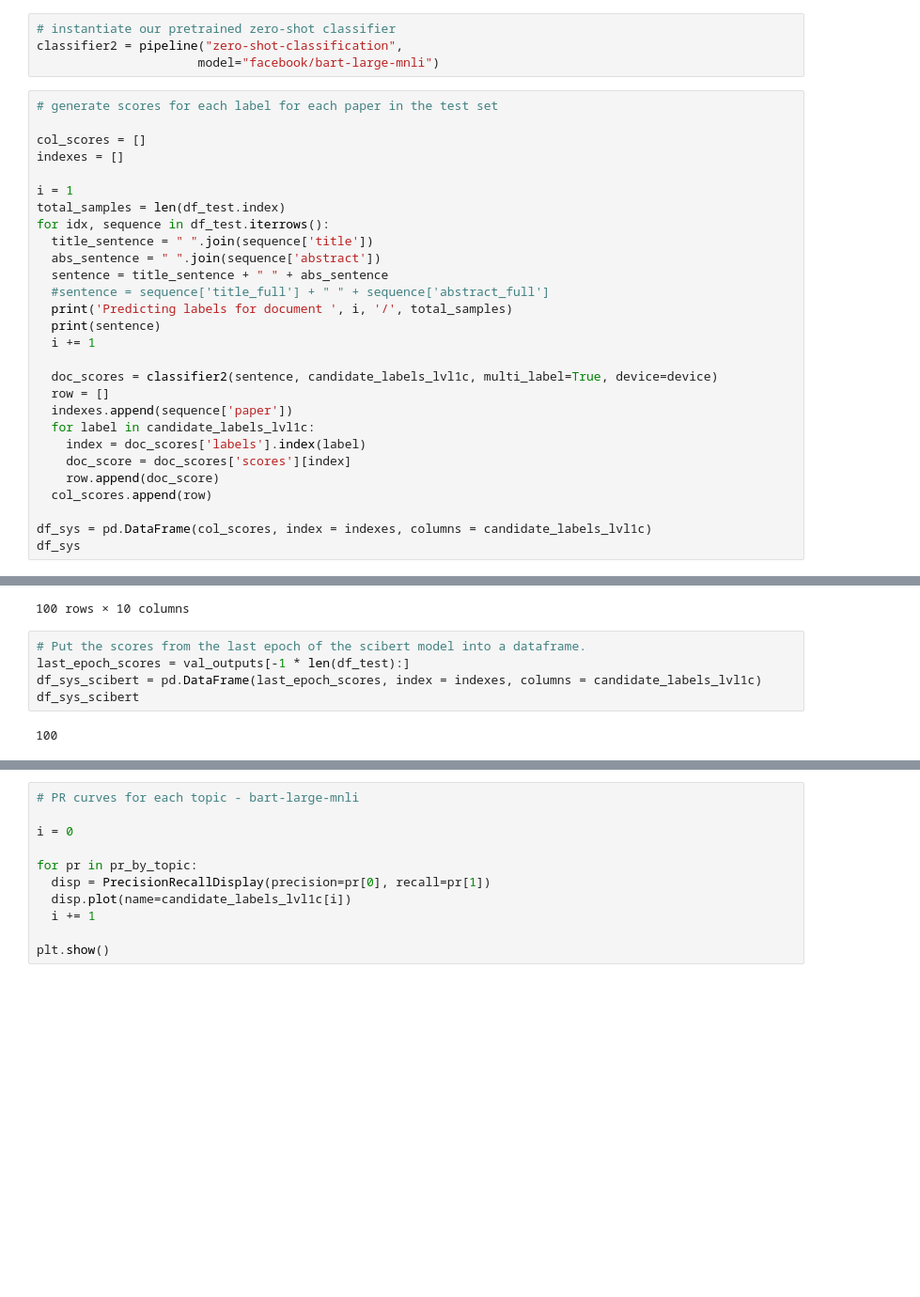
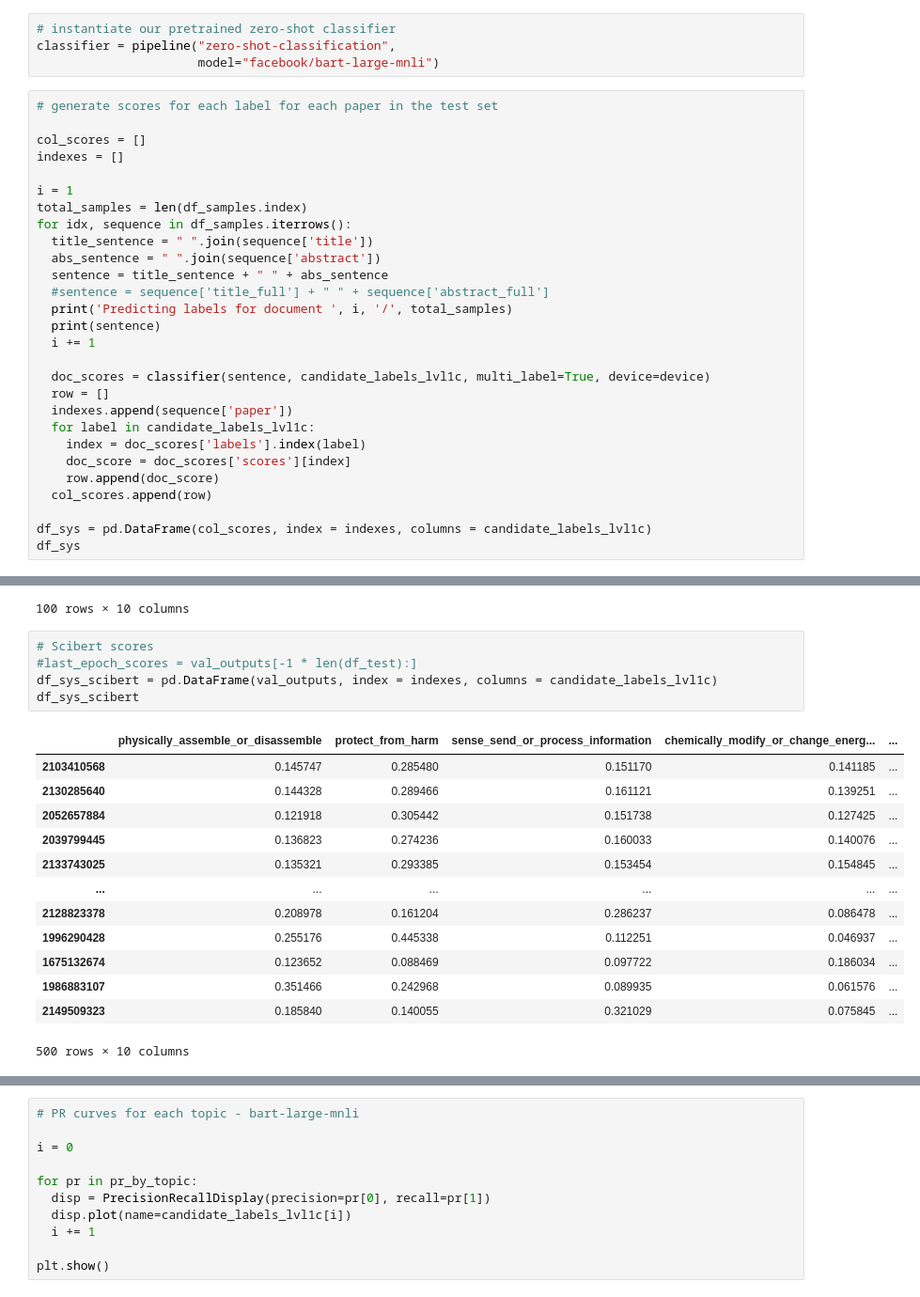
Before and after one commit to nasa-petal/search-engine, a Jupyter notebook: transformers-zs-nli.ipynb, the cells around one changed output, grey strips where cells are left out. Shown at 94% size. Drawn from its saved outputs; the diff is of its cells as text; blank space fills up the shorter version.

Commit message:
added k-fold to scibert model

```diff
--- a/transformers-zs-nli.ipynb
+++ b/transformers-zs-nli.ipynb
@@ -479,6 +453,6 @@ Validation loss decreased (0.016910 --> 0.016165).  Saving model ...
 # %%
 # instantiate our pretrained zero-shot classifier
-classifier2 = pipeline("zero-shot-classification",
+classifier = pipeline("zero-shot-classification",
                       model="facebook/bart-large-mnli")
 # %%
 # generate scores for each label for each paper in the test set
@@ -487,8 +461,8 @@ col_scores = []
 indexes = []
 
 i = 1
-total_samples = len(df_test.index)
-for idx, sequence in df_test.iterrows():
+total_samples = len(df_samples.index)
+for idx, sequence in df_samples.iterrows():
   title_sentence = " ".join(sequence['title'])
   abs_sentence = " ".join(sequence['abstract'])
   sentence = title_sentence + " " + abs_sentence
@@ -497,7 +471,7 @@ for idx, sequence in df_test.iterrows():
   print(sentence)
   i += 1
 
-  doc_scores = classifier2(sentence, candidate_labels_lvl1c, multi_label=True, device=device)
+  doc_scores = classifier(sentence, candidate_labels_lvl1c, multi_label=True, device=device)
   row = []
   indexes.append(sequence['paper'])
   for label in candidate_labels_lvl1c:
@@ -540,9 +514,21 @@ scale dependent trait correlations temperate tree community investigations relat
 | 2128823378 | 0.244804 | 0.600362 | 0.616296 | 0.248464 | ... |
 100 rows × 10 columns
 # %%
-# Put the scores from the last epoch of the scibert model into a dataframe.
-last_epoch_scores = val_outputs[-1 * len(df_test):]
-df_sys_scibert = pd.DataFrame(last_epoch_scores, index = indexes, columns = candidate_labels_lvl1c)
+# Scibert scores
+#last_epoch_scores = val_outputs[-1 * len(df_test):]
+df_sys_scibert = pd.DataFrame(val_outputs, index = indexes, columns = candidate_labels_lvl1c)
 df_sys_scibert
 # %% [output]
+|  | physically_assemble_or_disassemble | protect_from_harm | sense_send_or_process_information | chemically_modify_or_change_energ... | ... |
+| 2103410568 | 0.145747 | 0.285480 | 0.151170 | 0.141185 | ... |
+| 2130285640 | 0.144328 | 0.289466 | 0.161121 | 0.139251 | ... |
+| 2052657884 | 0.121918 | 0.305442 | 0.151738 | 0.127425 | ... |
+| 2039799445 | 0.136823 | 0.274236 | 0.160033 | 0.140076 | ... |
+| 2133743025 | 0.135321 | 0.293385 | 0.153454 | 0.154845 | ... |
+| ... | ... | ... | ... | ... | ... |
+| 2128823378 | 0.208978 | 0.161204 | 0.286237 | 0.086478 | ... |
+| 1996290428 | 0.255176 | 0.445338 | 0.112251 | 0.046937 | ... |
+| 1675132674 | 0.123652 | 0.088469 | 0.097722 | 0.186034 | ... |
+| 1986883107 | 0.351466 | 0.242968 | 0.089935 | 0.061576 | ... |
+| 2149509323 | 0.185840 | 0.140055 | 0.321029 | 0.075845 | ... |
-100
+500 rows × 10 columns
```
Also changed, not shown: parts of 19 cells of this notebook.
